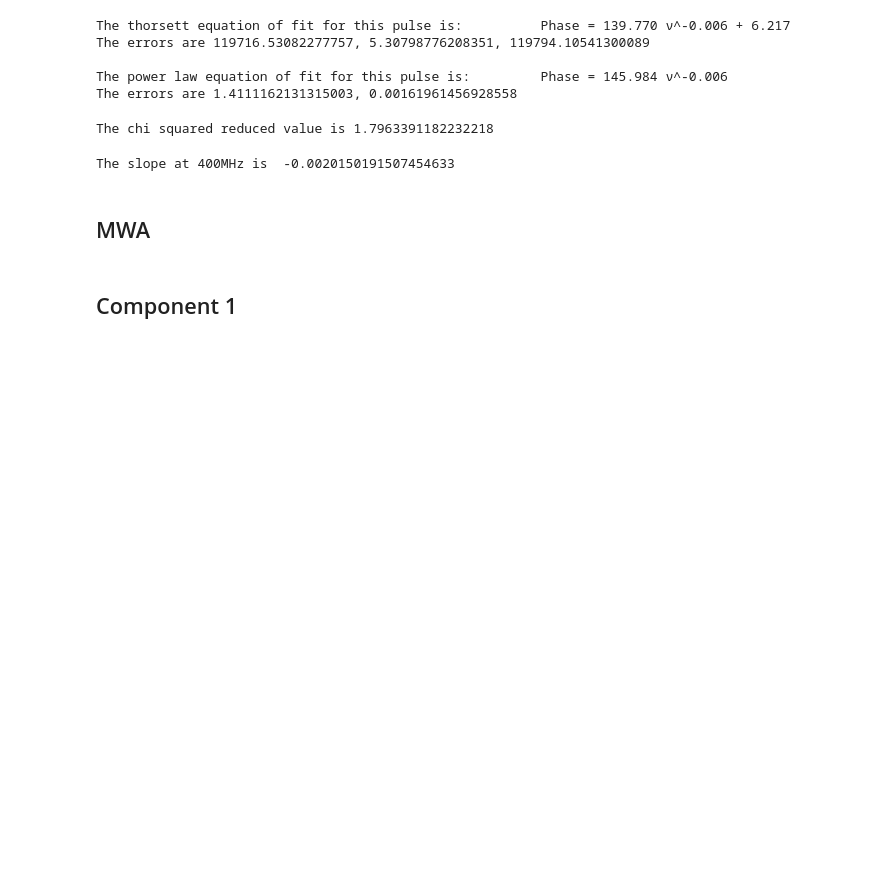
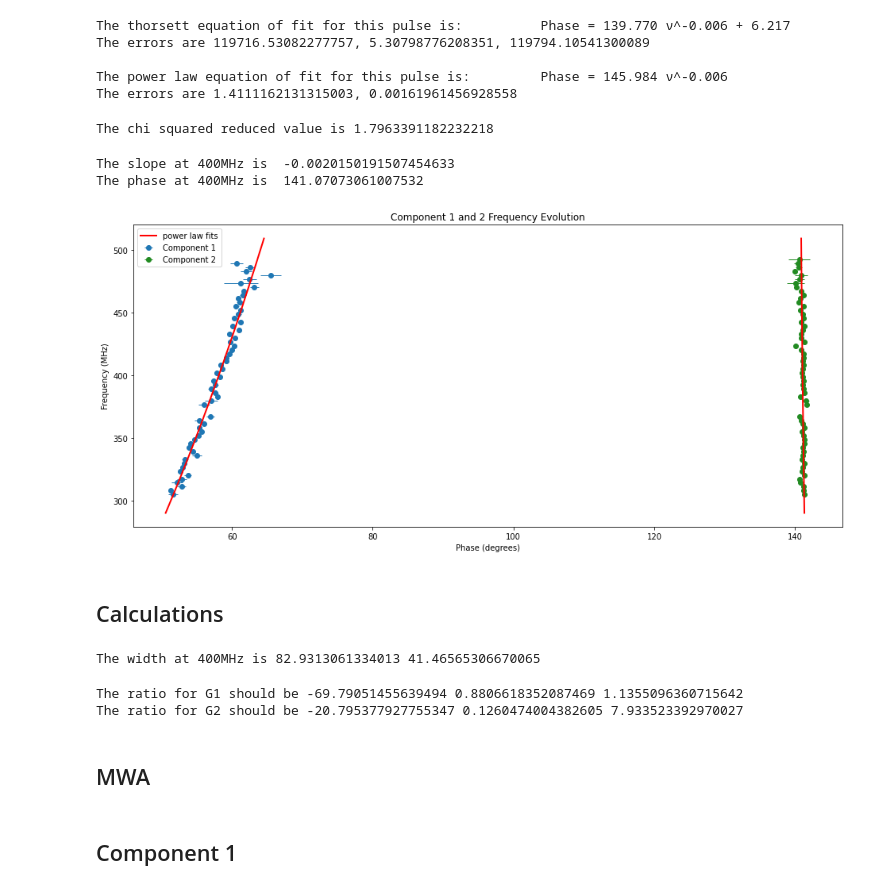
Before and after one commit to lisa53396/19SS-B0818-41, a Jupyter notebook: python_scripts/Component_Separation.ipynb, the cells around one changed output. Saved outputs shown, nothing was run; the diff lists cells and outputs as text; code cells hidden in the pictures; blank space fills up the shorter version.

```diff
--- a/python_scripts/Component_Separation.ipynb
+++ b/python_scripts/Component_Separation.ipynb
@@ -867,10 +869,65 @@ print('The chi squared reduced value is',chsq_err(phase_comp2, comp2_fitpl2, com
 The chi squared reduced value is 1.7963391182232218
 # %%
 der2=comp2_paramspl[0]*comp2_paramspl[1]*(400)**(comp2_paramspl[1]-1)
+pha2=comp2_paramspl[0]*(400**comp2_paramspl[1])
 
 print('The slope at 400MHz is ', der2)
+print('The phase at 400MHz is ', pha2)
 # %% [output]
 The slope at 400MHz is  -0.0020150191507454633
+The phase at 400MHz is  141.07073061007532
+# %%
+py.figure(figsize=(16,7))
+py.errorbar(phase_comp1,frequency_comp1, xerr=comp1_err, fmt='o', lw=1, label='Component 1', zorder=0)
+py.plot(comp1_fitpl,y_range, color='red',lw=2, label='power law fits', zorder=1)
+py.errorbar( phase_comp2,frequency_comp2, xerr=comp2_err,color='forestgreen', fmt='o', lw=1, label='Component 2', zorder=0)
+py.plot(comp2_fitpl,y_range, color='red',lw=2, zorder=1)
+py.legend()
+py.title('Component 1 and 2 Frequency Evolution')
+py.xlabel('Phase (degrees)')
+py.ylabel('Frequency (MHz)')
+py.savefig('figures/C12_FreqEv.png')
+# %% [output]
+[figure, added]
+# %% [markdown]
+## Calculations
+# %%
+print('The width at 400MHz is', (pha2-pha1), (pha2-pha1)/2)
+# %% [output]
+The width at 400MHz is 82.9313061334013 41.46565306670065
+# %%
+phi=mt.radians((pha2-pha1)/2)
+#phi=mt.radians(41)
+
+alpha1=mt.radians(11)
+beta1=mt.radians(-5.4)
+zeta1=mt.radians(5.6)
+
+alpha2=mt.radians(175.4)
+beta2=mt.radians(-6.9)
+zeta2=mt.radians(168.5)
+
+
+ap=mt.sin(alpha1)*mt.sin(phi)
+za=mt.sin(zeta1)*mt.cos(alpha1)
+zap=mt.cos(zeta1)*mt.sin(alpha1)*mt.cos(phi)
+tan_psi1=ap/(za-zap)
+#tan_psi1=(mt.sin(alpha1)*mt.sin(phi))/((mt.sin(zeta1)*mt.cos(alpha1))-(mt.cos(zeta1)*mt.sin(alpha1)*mt.cos(phi)))
+psi1=mt.atan(tan_psi1)
+#psi1=mt.radians(mt.degrees(psi1)+180)
+rat1=mt.sin(psi1)*mt.sin(psi1)
+
+
+tan_psi2=(mt.sin(alpha2)*mt.sin(phi))/((mt.sin(zeta2)*mt.cos(alpha2))-(mt.cos(zeta2)*mt.sin(alpha2)*mt.cos(phi)))
+psi2=mt.atan(tan_psi2)
+#psi2=mt.radians(mt.degrees(psi2)+180)
+rat2=mt.sin(psi2)*mt.sin(psi2)
+
+print('The ratio for G1 should be',mt.degrees(psi1),rat1,1/rat1)
+print('The ratio for G2 should be',mt.degrees(psi2),rat2,1/rat2)
+# %% [output]
+The ratio for G1 should be -69.79051455639494 0.8806618352087469 1.1355096360715642
+The ratio for G2 should be -20.795377927755347 0.1260474004382605 7.933523392970027
 # %% [markdown]
 ## MWA
 # %% [markdown]
```
Also changed, not shown: parts of 21 cells of this notebook, 12 other files.
